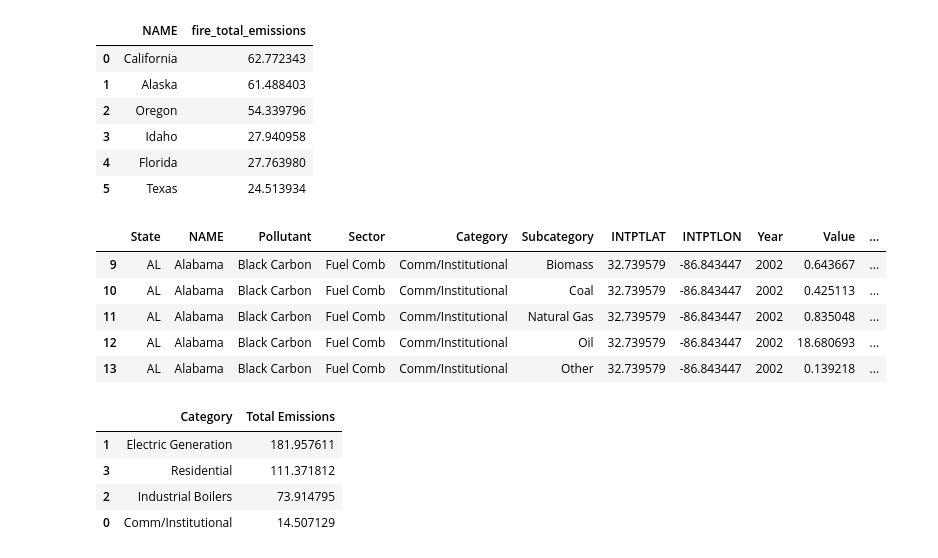
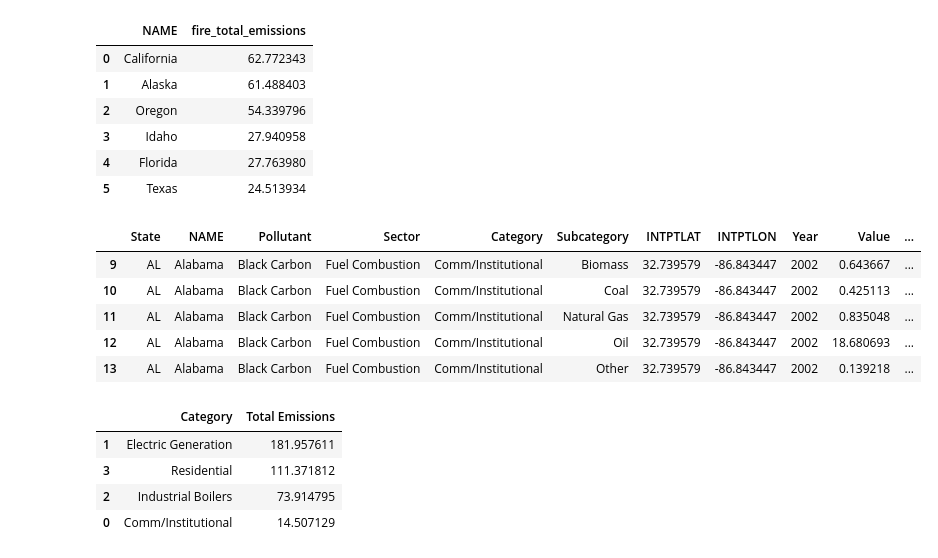
Before and after one commit to ShamithaJino/Air-Pollution-Analysis, a Jupyter notebook: notebook/sector_state_emission_analysis.ipynb, the cells around one changed output. Drawn from its saved outputs; the diff is of its cells as text; code cells hidden in the pictures.

```diff
--- a/notebook/sector_state_emission_analysis.ipynb
+++ b/notebook/sector_state_emission_analysis.ipynb
@@ -33,6 +33,7 @@ air_pollutions_df.head()
 air_pollutions_df['Sector'] = air_pollutions_df['Sector'].replace({'Other Non Industrial' : 'Other Non-Industrial'})
 air_pollutions_df['Pollutant'] = air_pollutions_df['Pollutant'].replace('PM25-PRI', 'PM2.5')
 air_pollutions_df['Pollutant'] = air_pollutions_df['Pollutant'].replace('PM10-PRI', 'PM10')
+air_pollutions_df['Sector'] = air_pollutions_df['Sector'].replace({'Fuel Comb ' : 'Fuel Combustion'})
 # %%
 air_pollutions_df['Sector'].unique()
 # %% [output]
@@ -396,15 +398,15 @@ fire_state_summary.head(6).reset_index(drop=True)
 | 5 | Texas | 24.513934 |
 # %%
 # Filtering fuel sector emissions from the main Air pollution dataset
-fuel_df= pollution_df[pollution_df['Sector']== 'Fuel Comb']
+fuel_df= pollution_df[pollution_df['Sector']== 'Fuel Combustion']
 fuel_df.head()
 # %% [output]
 |  | State | NAME | Pollutant | Sector | Category | Subcategory | INTPTLAT | INTPTLON | Year | Value | ... |
-| 9 | AL | Alabama | Black Carbon | Fuel Comb | Comm/Institutional | Biomass | 32.739579 | -86.843447 | 2002 | 0.643667 | ... |
-| 10 | AL | Alabama | Black Carbon | Fuel Comb | Comm/Institutional | Coal | 32.739579 | -86.843447 | 2002 | 0.425113 | ... |
-| 11 | AL | Alabama | Black Carbon | Fuel Comb | Comm/Institutional | Natural Gas | 32.739579 | -86.843447 | 2002 | 0.835048 | ... |
-| 12 | AL | Alabama | Black Carbon | Fuel Comb | Comm/Institutional | Oil | 32.739579 | -86.843447 | 2002 | 18.680693 | ... |
-| 13 | AL | Alabama | Black Carbon | Fuel Comb | Comm/Institutional | Other | 32.739579 | -86.843447 | 2002 | 0.139218 | ... |
+| 9 | AL | Alabama | Black Carbon | Fuel Combustion | Comm/Institutional | Biomass | 32.739579 | -86.843447 | 2002 | 0.643667 | ... |
+| 10 | AL | Alabama | Black Carbon | Fuel Combustion | Comm/Institutional | Coal | 32.739579 | -86.843447 | 2002 | 0.425113 | ... |
+| 11 | AL | Alabama | Black Carbon | Fuel Combustion | Comm/Institutional | Natural Gas | 32.739579 | -86.843447 | 2002 | 0.835048 | ... |
+| 12 | AL | Alabama | Black Carbon | Fuel Combustion | Comm/Institutional | Oil | 32.739579 | -86.843447 | 2002 | 18.680693 | ... |
+| 13 | AL | Alabama | Black Carbon | Fuel Combustion | Comm/Institutional | Other | 32.739579 | -86.843447 | 2002 | 0.139218 | ... |
 # %%
 # Total emissions by fuel category
 fuel_category_df = (
```
Also changed, not shown: parts of 11 cells of this notebook, 5 other files.
